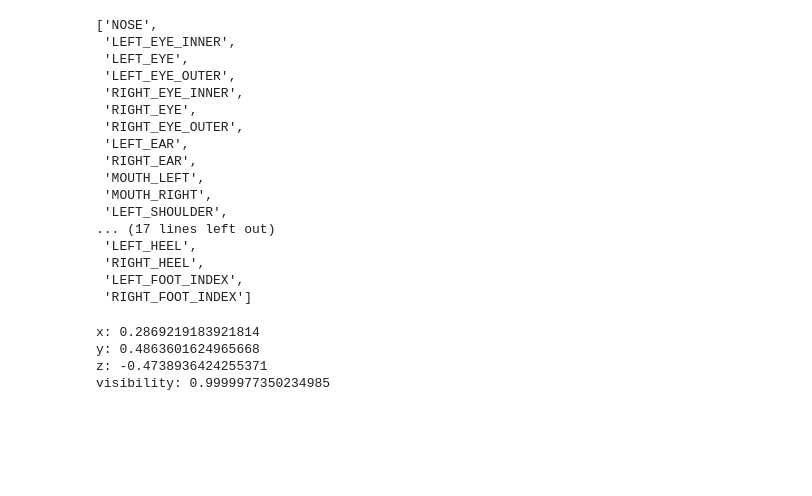
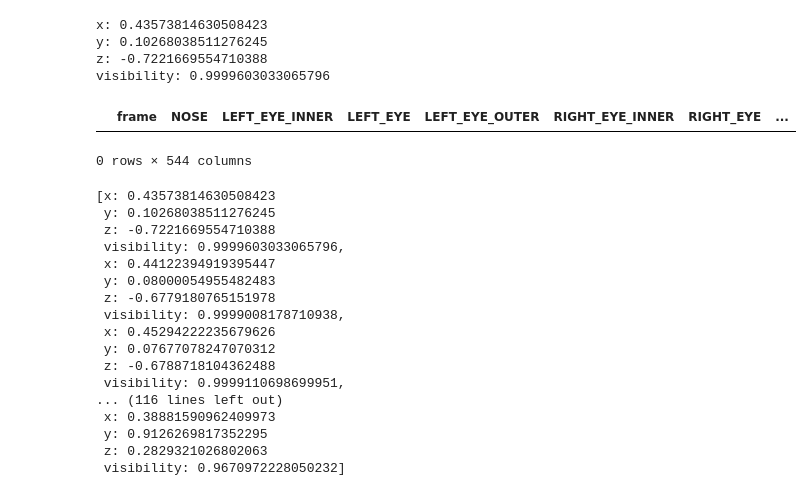
Before and after one commit to traductor-lsch-uach/chilean_sign_language_recognizer, a Jupyter notebook: Process keypoints.ipynb, the cells around one changed output. Saved outputs shown, nothing was run; the diff lists cells and outputs as text; code cells hidden in the pictures; blank space fills up the shorter version.

```diff
--- a/Process keypoints.ipynb
+++ b/Process keypoints.ipynb
@@ -72,20 +70,7 @@ results.__doc__
-# %%
-mp_holistic.PoseLandmark._member_names_
-# %% [output]
-['NOSE',
- 'LEFT_EYE_INNER',
- 'LEFT_EYE',
- 'LEFT_EYE_OUTER',
- 'RIGHT_EYE_INNER',
- 'RIGHT_EYE',
- 'RIGHT_EYE_OUTER',
- 'LEFT_EAR',
- 'RIGHT_EAR',
- 'MOUTH_LEFT',
- 'MOUTH_RIGHT',
- 'LEFT_SHOULDER',
-... (17 lines left out)
- 'LEFT_HEEL',
- 'RIGHT_HEEL',
- 'LEFT_FOOT_INDEX',
- 'RIGHT_FOOT_INDEX']
+# %%
+pose = mp_holistic.PoseLandmark._member_names_
+left_hand = ['LEFT_' + item for item in mp_holistic.HandLandmark._member_names_]
+right_hand = ['RIGHT_' + item for item in mp_holistic.HandLandmark._member_names_]
+face_keypoints = ['FACE_' + str(n) for n in range(1, len(results.face_landmarks.landmark)+1)]
+# %%
+keypoint_names = ['frame'] + pose + face_keypoints + left_hand + right_hand
@@ -92,8 +81,33 @@ mp_holistic.PoseLandmark._member_names_
+# %%
+print(results.pose_landmarks.landmark[0])
+# %% [output]
+x: 0.43573814630508423
+y: 0.10268038511276245
+z: -0.7221669554710388
+visibility: 0.9999603033065796
+# %%
+df = pd.DataFrame([], columns= keypoint_names)
+df
+# %% [output]
+|  | frame | NOSE | LEFT_EYE_INNER | LEFT_EYE | LEFT_EYE_OUTER | RIGHT_EYE_INNER | RIGHT_EYE | ... |
+0 rows × 544 columns
 # %%
-#mp_holistic.PoseLandmark.
-results.pose_landmarks.landmark[mp_holistic.PoseLandmark.NOSE]
+list(results.pose_landmarks.landmark)
 # %% [output]
-x: 0.2869219183921814
-y: 0.4863601624965668
-z: -0.4738936424255371
-visibility: 0.9999977350234985
+[x: 0.43573814630508423
+ y: 0.10268038511276245
+ z: -0.7221669554710388
+ visibility: 0.9999603033065796,
+ x: 0.44122394919395447
+ y: 0.08000054955482483
+ z: -0.6779180765151978
+ visibility: 0.9999008178710938,
+ x: 0.45294222235679626
+ y: 0.07677078247070312
+ z: -0.6788718104362488
+ visibility: 0.9999110698699951,
+... (116 lines left out)
+ x: 0.38881590962409973
+ y: 0.9126269817352295
+ z: 0.2829321026802063
+ visibility: 0.9670972228050232]
```
Also changed, not shown: parts of 21 cells of this notebook, 6 other files.
